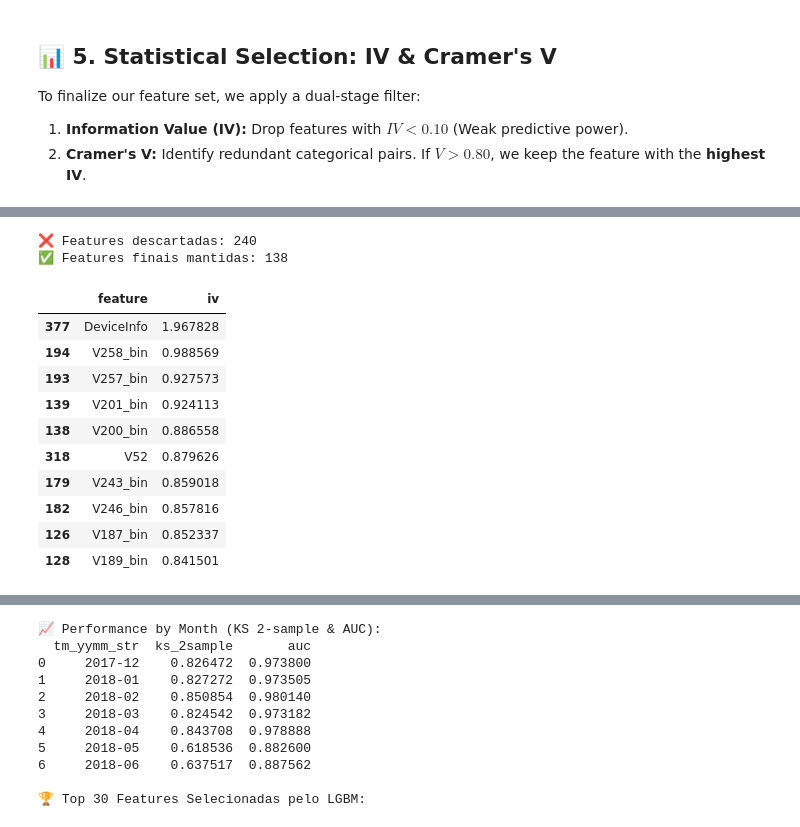
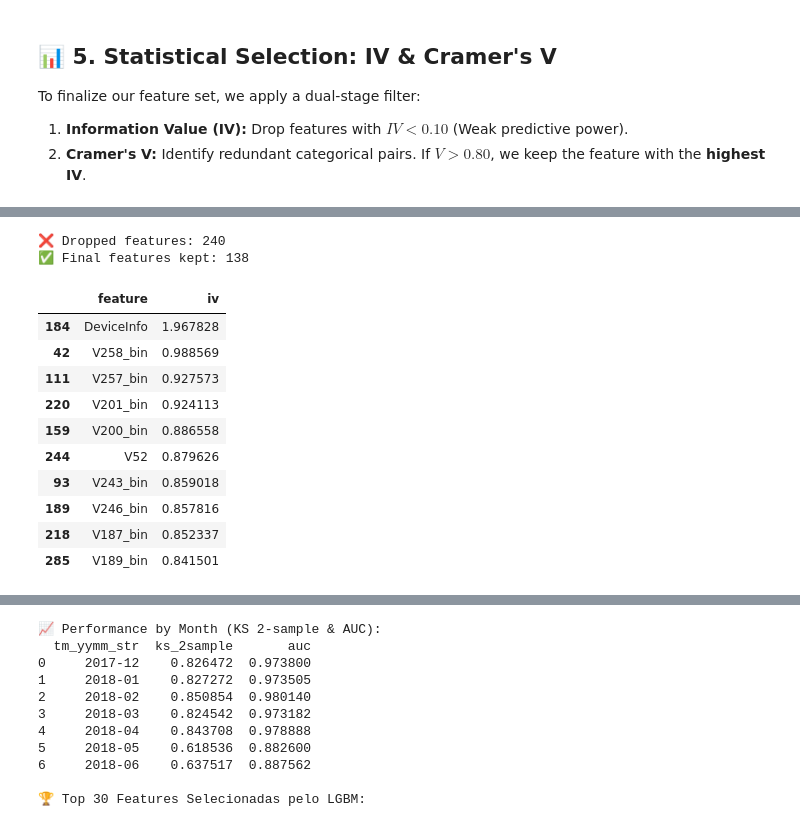
Before and after one commit to Cristiano2132/model-track-cr, a Jupyter notebook: notebooks/ieee_fraud_eda_baseline.ipynb, the cells around one changed output, grey strips where cells are left out. Drawn from its saved outputs; the diff is of its cells as text; code cells hidden in the pictures.

```diff
--- a/notebooks/ieee_fraud_eda_baseline.ipynb
+++ b/notebooks/ieee_fraud_eda_baseline.ipynb
@@ -434,6 +434,6 @@ Iremos dividir os dados de treino segundo as datas, usaremos os primeiros meses
 # %%
-# Iremos dividir os dados de treino segundo as datas, usaremos os primeiros meses como dev e os dois últimos como oot.
-df_train["Amostra"] = df_train["tm_yymm"].apply(lambda x: "dev" if x <= 201804 else "oot")
-print("✅ Coluna 'Amostra' criada com base em 'tm_yymm'.")
-display(df_train[["tm_yymm", "Amostra"]].drop_duplicates().sort_values(by="tm_yymm").head(10))
+# We will split the training data according to dates, using the first months as dev and the last two as oot.
+df_train["Sample"] = df_train["tm_yymm"].apply(lambda x: "dev" if x <= 201804 else "oot")
+print("✅ 'Sample' column created based on 'tm_yymm'.")
+display(df_train[["tm_yymm", "Sample"]].drop_duplicates().sort_values(by="tm_yymm").head(10))
 # %% [output]
@@ -511,33 +513,43 @@ To finalize our feature set, we apply a dual-stage filter:
 2. **Cramer's V:** Identify redundant categorical pairs. If $V > 0.80$, we keep the feature with the **highest IV**.
 # %%
 # %% [NB Step 5] Statistical Selection: IV & Cramer's V
-features_to_evaluate = (
-    numerical_features_bin + categorical_features + feature_types.get("categorical_high")
-)
+
+# Garantimos que todas as variáveis sejam listas (usando [] como fallback)
+# Isso evita o erro 'TypeError: can only concatenate list (not "NoneType") to list'
+eval_numerical = numerical_features_bin if numerical_features_bin is not None else []
+eval_cat_low = categorical_features if categorical_features is not None else []
+eval_cat_high = feature_types.get("categorical_high", [])
+
+features_to_evaluate = eval_numerical + eval_cat_low + eval_cat_high
+
+# Removemos duplicatas e garantimos que as colunas existam no DataFrame atual
+# Removemos duplicatas usando set comprehension e garantimos que as colunas existam
+features_to_evaluate = list({f for f in features_to_evaluate if f in df_train.columns})
 
 selector = StatisticalSelector(iv_threshold=0.10, cramers_threshold=0.70, sample_size=50000)
 
-print(f"📉 Avaliando {len(features_to_evaluate)} features...")
-# O Fit toma as decisões com base no Treino
+print(f"📉 Evaluating {len(features_to_evaluate)} features...")
+
+# O Fit toma as decisões com base no Train
 selector.fit(df_train, target="isFraud", features=features_to_evaluate)
 
-# O Transform executa a remoção no Treino e no Teste
+# O Transform executa a remoção no Train e no Test
 df_train = selector.transform(df_train)
 df_test = selector.transform(df_test)
 
-print(f"\n❌ Features descartadas: {len(selector.dropped_features_)}")
-print(f"✅ Features finais mantidas: {len(selector.selected_features_)}")
-features_finais = selector.selected_features_
-# Exibindo o Top 10 IVs para auditoria visual
-iv_df = pd.DataFrame(list(selector.iv_results_.items()), columns=["feature", "iv"])
-display(iv_df.sort_values(by="iv", ascending=False).head(10))
+print(f"\n❌ Dropped features: {len(selector.dropped_features_)}")
+print(f"✅ Final features kept: {len(selector.selected_features_)}")
 
-# Atualizando as listas de variáveis finais
-numerical_features_bin_selecionadas = [
-    f for f in numerical_features_bin if f in selector.selected_features_
-]
-categorical_features_selecionadas = [
-    f for f in categorical_features if f in selector.selected_features_
-]
+final_features = selector.selected_features_
+
+# Exibindo o Top 10 IVs para Audit visual
+if selector.iv_results_:
+    iv_df = pd.DataFrame(list(selector.iv_results_.items()), columns=["feature", "iv"])
+    display(iv_df.sort_values(by="iv", ascending=False).head(10))
+
+# Atualizando as listas de variáveis finais (filtrando as que sobreviveram à seleção)
+selected_numerical_features_bin = [f for f in eval_numerical if f in selector.selected_features_]
+selected_categorical_features = [f for f in eval_cat_low if f in selector.selected_features_]
+
 gc.collect()
 # %% [output]
@@ -545,13 +557,13 @@ gc.collect()
-❌ Features descartadas: 240
-✅ Features finais mantidas: 138
+❌ Dropped features: 240
+✅ Final features kept: 138
 |  | feature | iv |
-| 377 | DeviceInfo | 1.967828 |
-| 194 | V258_bin | 0.988569 |
-| 193 | V257_bin | 0.927573 |
-| 139 | V201_bin | 0.924113 |
-| 138 | V200_bin | 0.886558 |
-| 318 | V52 | 0.879626 |
-| 179 | V243_bin | 0.859018 |
-| 182 | V246_bin | 0.857816 |
-| 126 | V187_bin | 0.852337 |
-| 128 | V189_bin | 0.841501 |
+| 184 | DeviceInfo | 1.967828 |
+| 42 | V258_bin | 0.988569 |
+| 111 | V257_bin | 0.927573 |
+| 220 | V201_bin | 0.924113 |
+| 159 | V200_bin | 0.886558 |
+| 244 | V52 | 0.879626 |
+| 93 | V243_bin | 0.859018 |
+| 189 | V246_bin | 0.857816 |
+| 218 | V187_bin | 0.852337 |
+| 285 | V189_bin | 0.841501 |
```
Also changed, not shown: parts of 29 cells of this notebook.
